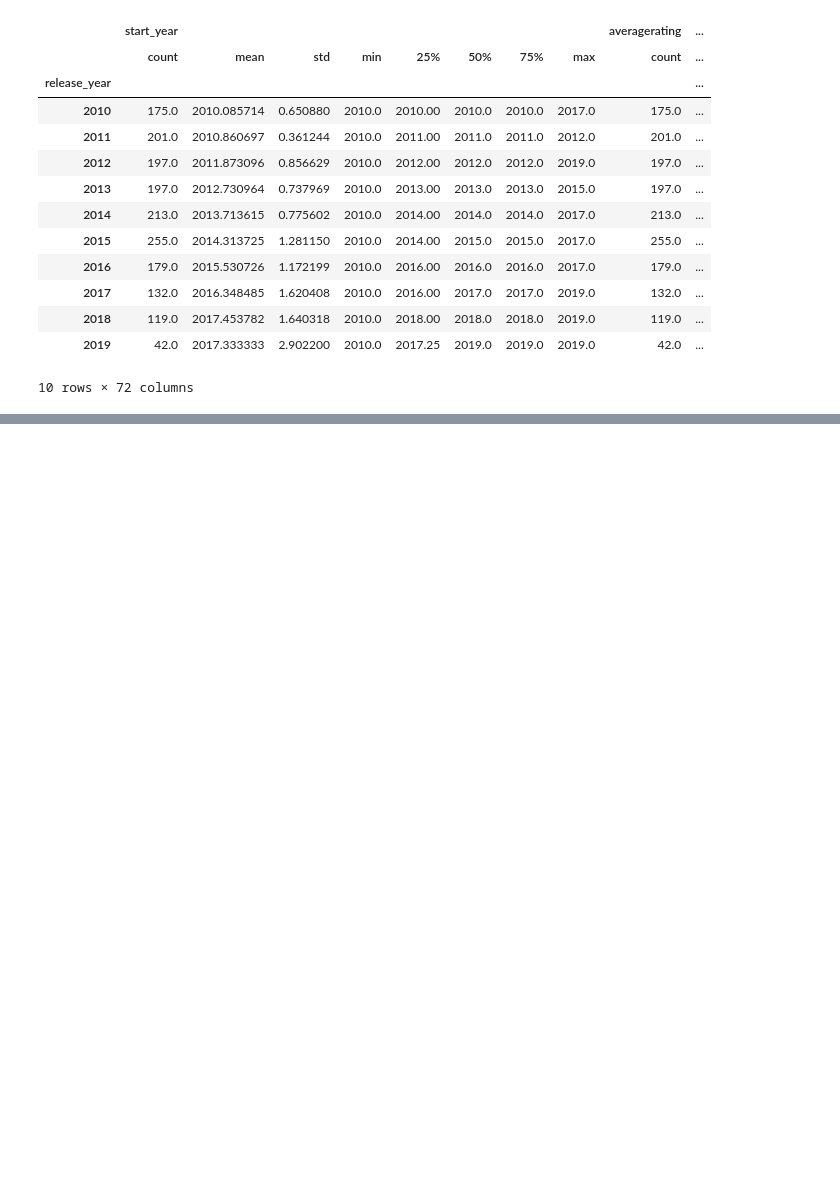
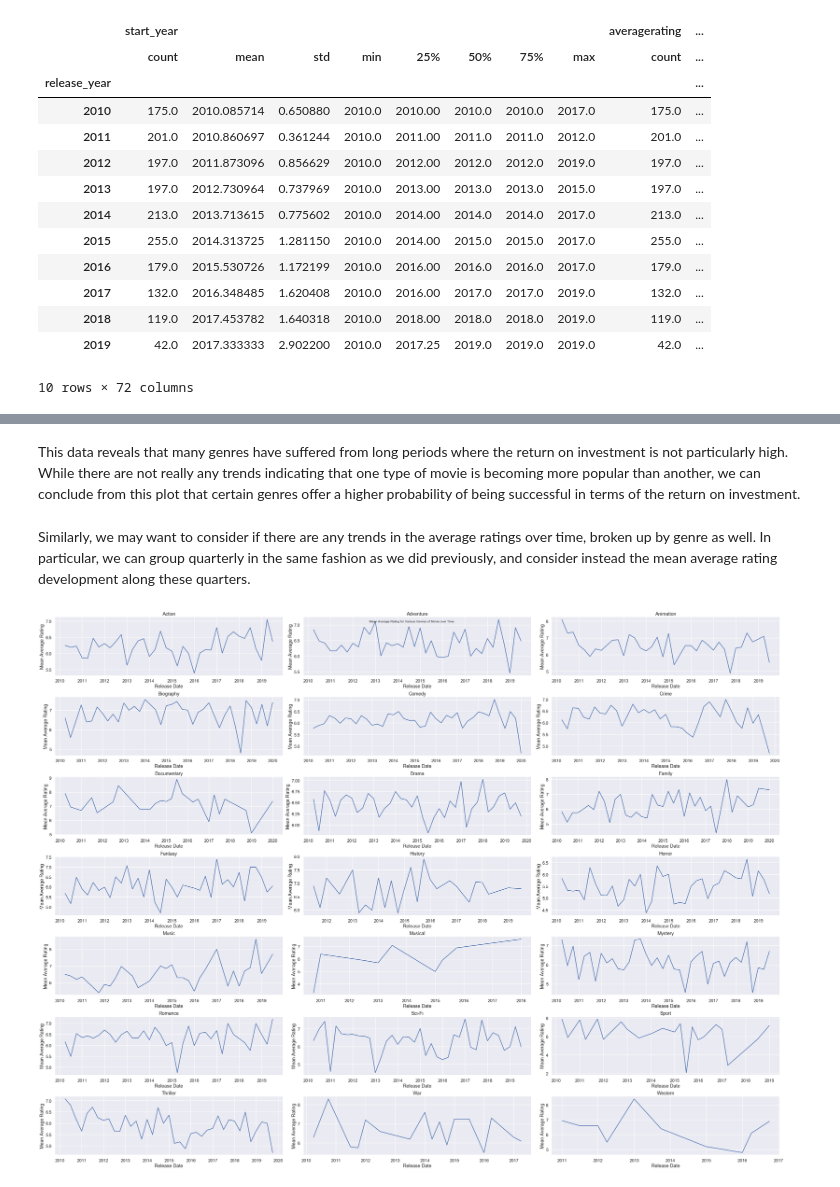
Before and after one commit to bbjornstad-flatiron/flatiron-mod1-project, a Jupyter notebook: data-analysis.ipynb, the cells around one changed output, grey strips where cells are left out. Cells and saved outputs as stored; diff of their text form; code cells hidden in the pictures; blank space fills up the shorter version.

```diff
--- a/data-analysis.ipynb
+++ b/data-analysis.ipynb
@@ -187,0 +181,26 @@ for i in range(num_subplots):
+# %% [markdown]
+This data reveals that many genres have suffered from long periods where the return on investment is not particularly high. While there are not really any trends indicating that one type of movie is becoming more popular than another, we can conclude from this plot that certain genres offer a higher probability of being successful in terms of the return on investment.
+# %% [markdown]
+Similarly, we may want to consider if there are any trends in the average ratings over time, broken up by genre as well. In particular, we can group quarterly in the same fashion as we did previously, and consider instead the mean average rating development along these quarters.
+# %%
+rows = 7
+cols = 3
+genre_subset_f3, genre_subset_ax3 = plt.subplots(nrows=rows, ncols=cols, figsize=(40, 30))
+
+for i in range(num_subplots):
+    genre = genre_dummies.columns[i]
+    row = i // cols
+    col = i % cols
+    cur_ax = genre_subset_ax3[row, col]
+    cur_subset = final_data[genre_dummies[genre] == 1]
+    grouped = cur_subset.groupby(pd.Grouper(key='release_date', freq='Q')).describe()['averagerating'].reset_index()
+    grouped.dropna(subset=['mean'])
+    sns.lineplot(x='release_date', y='mean', data=grouped, ax=cur_ax)
+    cur_ax.set_title(genre)
+    cur_ax.set_xlabel('Release Date')
+    cur_ax.set_ylabel('Mean Average Rating')
+
+genre_subset_f3.suptitle('Mean Average Rating for Various Genres of Movie over Time')
+genre_subset_f3.tight_layout()
+# %% [output]
+[figure, added]
```
Also changed, not shown: parts of 33 cells of this notebook.
